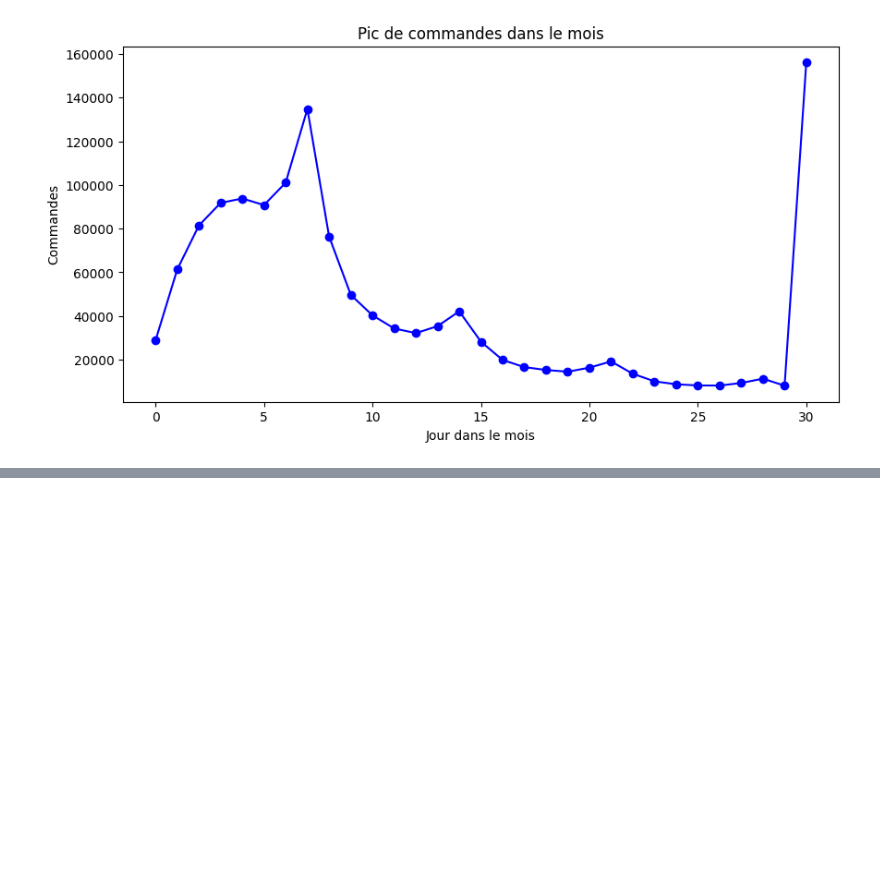
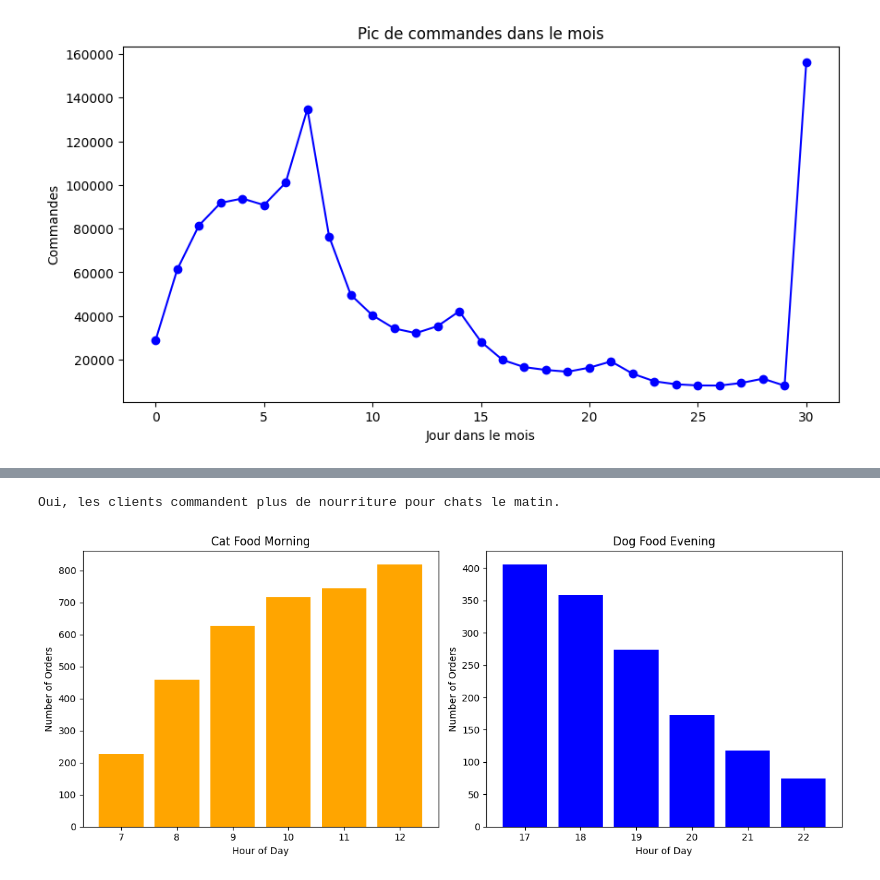
Before and after one commit to klasken/Nextbuy, a Jupyter notebook: notebook-oles.ipynb, the cells around one changed output, grey strips where cells are left out. Saved outputs shown, nothing was run; the diff lists cells and outputs as text; code cells hidden in the pictures; blank space fills up the shorter version.

```diff
--- a/notebook-oles.ipynb
+++ b/notebook-oles.ipynb
@@ -37,3 +34,0 @@ On enleve 1 colonnes qui est NaN
-# %%
-df_orders = df_orders.drop(columns=["days_since_prior_order"])
-df_orders.columns = ["order_id", "user_id", "order_number", "order_dow", "order_hour_of_day", "days_since_prior_order"]
@@ -79,0 +167,43 @@ print("test")
+# %%
+if orders_matin_cat > orders_soir_dog:
+    print("Oui, les clients commandent plus de nourriture pour chats le matin.")
+else:
+    print("Non, les clients commandent plus de nourriture pour chiens le soir.")
+# %% [output]
+Oui, les clients commandent plus de nourriture pour chats le matin.
+# %%
+
+cat_hours = orders_with_cat[
+    (orders_with_cat["order_hour_of_day"] >= 7) &
+    (orders_with_cat["order_hour_of_day"] <= 12)
+]["order_hour_of_day"].value_counts().sort_index()
+
+
+dog_hours = orders_with_dog[
+    (orders_with_dog["order_hour_of_day"] >= 17) &
+    (orders_with_dog["order_hour_of_day"] <= 22)
+]["order_hour_of_day"].value_counts().sort_index()
+
+
+fig, axes = plt.subplots(1, 2, figsize=(12,5))
+
+# Cat Food
+
+axes[0].bar(cat_hours.index, cat_hours.values, color='orange')
+axes[0].set_title('Cat Food Morning')
+axes[0].set_xlabel('Hour of Day')
+axes[0].set_ylabel('Number of Orders')
+axes[0].set_xticks(range(7,13))
+
+# Dog Food
+
+axes[1].bar(dog_hours.index, dog_hours.values, color='blue')
+axes[1].set_title('Dog Food Evening')
+axes[1].set_xlabel('Hour of Day')
+axes[1].set_ylabel('Number of Orders')
+axes[1].set_xticks(range(17,23))
+
+plt.tight_layout()
+plt.show()
+# %% [output]
+[figure, added]
```
Also changed, not shown: parts of 8 cells of this notebook.
